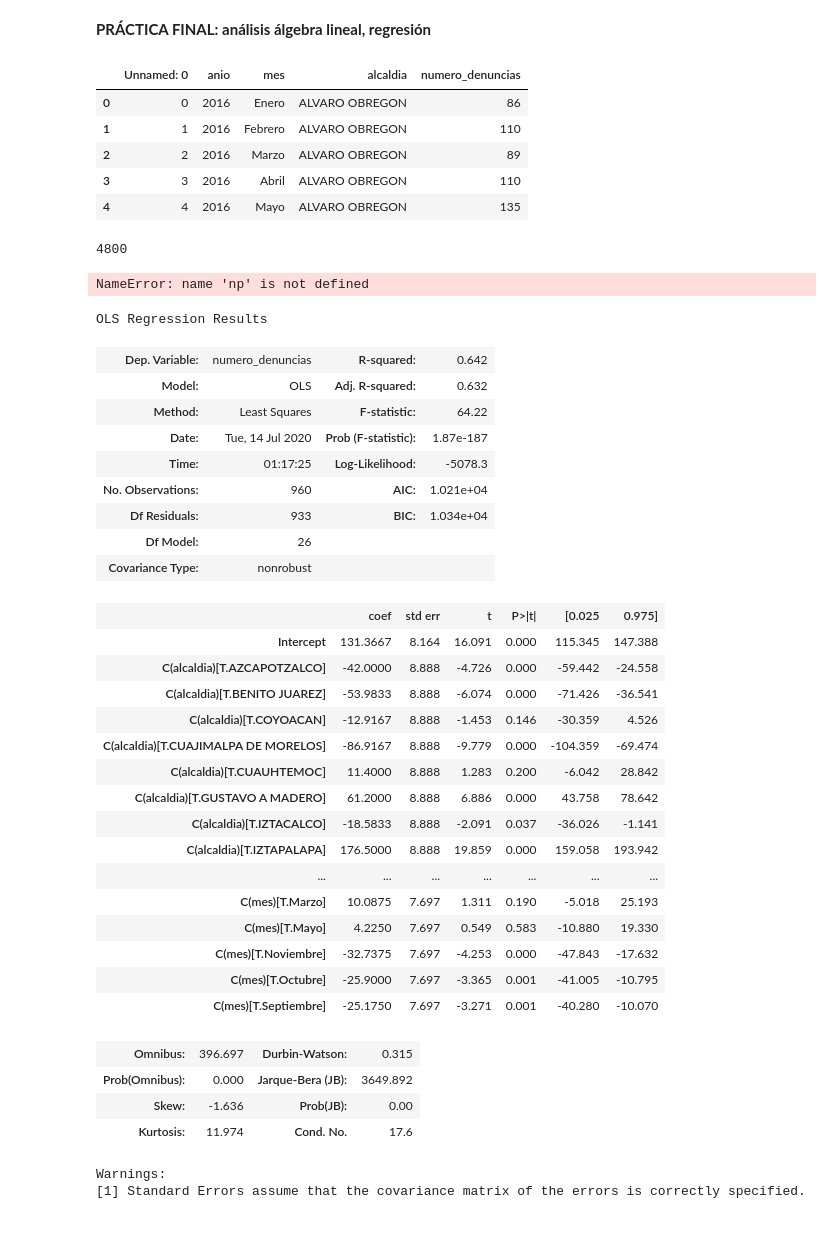
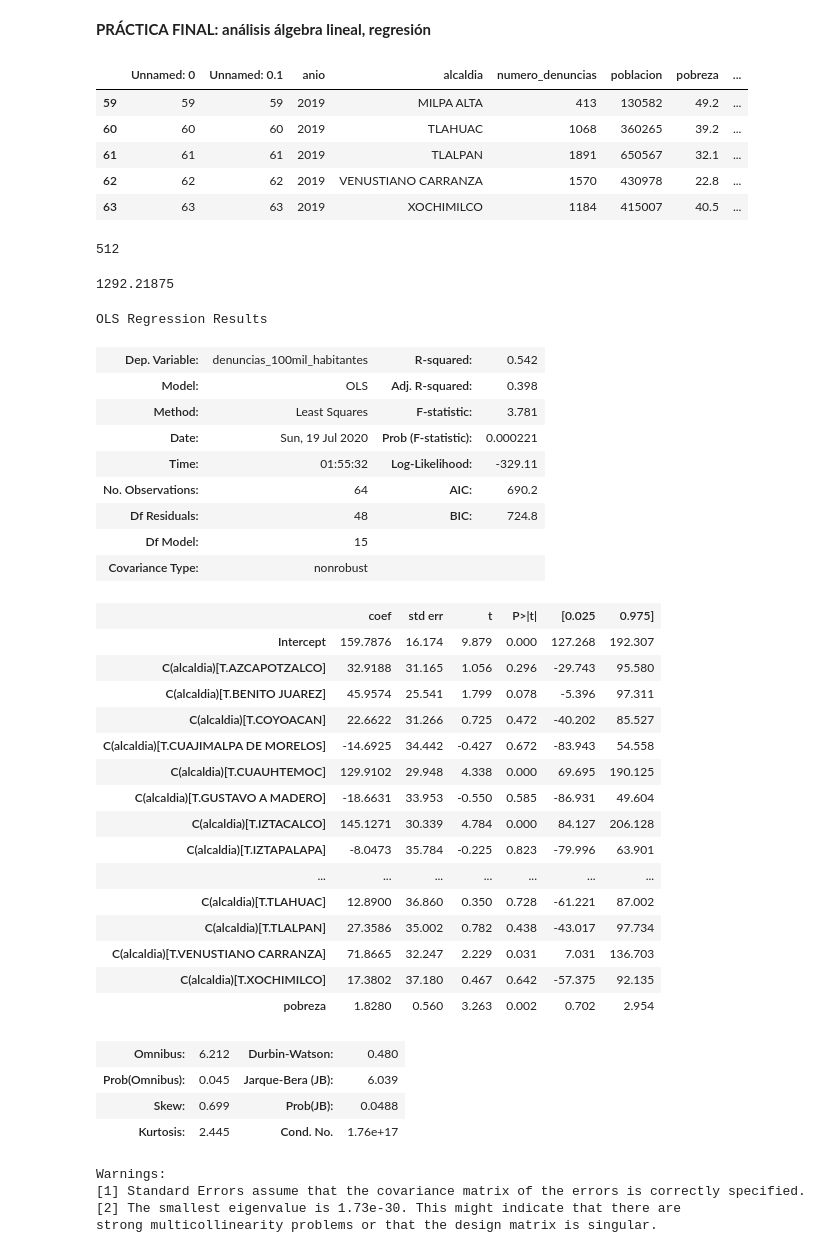
Before and after one commit to prope-2020-gh-classroom/practica-final-por-equipos-verano-2020-itam-patyua, a Jupyter notebook: ModelitoPFinal.ipynb, the cells around one changed output. Drawn from its saved outputs; the diff is of its cells as text; code cells hidden in the pictures.

Commit message:
actualizacion metrica variables + graficas

```diff
--- a/ModelitoPFinal.ipynb
+++ b/ModelitoPFinal.ipynb
@@ -7,22 +7,23 @@ import numpy as np
 from statsmodels.formula.api import ols
 import statsmodels.api as sm
 # %%
-data = pd.read_csv("/home/paty/Downloads/viol_numero_denuncias.csv")
+data = pd.read_csv("/home/paty/Documentos/Maestría/Prope/practica-final-por-equipos-verano-2020-itam-patyua-master/Bases_de_datos/denuncias_2016_2019_cada_100mil.csv")
 data.head()
+data.tail()
 # %% [output]
-|  | Unnamed: 0 | anio | mes | alcaldia | numero_denuncias |
-| 0 | 0 | 2016 | Enero | ALVARO OBREGON | 86 |
-| 1 | 1 | 2016 | Febrero | ALVARO OBREGON | 110 |
-| 2 | 2 | 2016 | Marzo | ALVARO OBREGON | 89 |
-| 3 | 3 | 2016 | Abril | ALVARO OBREGON | 110 |
-| 4 | 4 | 2016 | Mayo | ALVARO OBREGON | 135 |
+|  | Unnamed: 0 | Unnamed: 0.1 | anio | alcaldia | numero_denuncias | poblacion | pobreza | ... |
+| 59 | 59 | 59 | 2019 | MILPA ALTA | 413 | 130582 | 49.2 | ... |
+| 60 | 60 | 60 | 2019 | TLAHUAC | 1068 | 360265 | 39.2 | ... |
+| 61 | 61 | 61 | 2019 | TLALPAN | 1891 | 650567 | 32.1 | ... |
+| 62 | 62 | 62 | 2019 | VENUSTIANO CARRANZA | 1570 | 430978 | 22.8 | ... |
+| 63 | 63 | 63 | 2019 | XOCHIMILCO | 1184 | 415007 | 40.5 | ... |
 # %%
 n=np.size(data)
 n
 # %% [output]
-4800
+512
 # %%
 np.mean(data.numero_denuncias)
-#Hay un promedio de 97 denuncias por mes desde 2016 a la fecha
+#Hay un promedio de 1292 denuncias por mes y por alcaldía desde 2016 a la fecha
 # %% [output]
-NameError: name 'np' is not defined
+1292.21875
@@ -31,38 +30,40 @@ y = 1azcapo + 0bj + 0coyo + ....
 # %%
 #Hacemos un primer saque de OLS con statsmodel:
-fit = ols("numero_denuncias ~ C(alcaldia) + C(mes)", data=data).fit()
+fit = ols("denuncias_100mil_habitantes ~ C(alcaldia) + pobreza", data=data).fit()
 fit.summary()
 # %% [output]
 OLS Regression Results
-| Dep. Variable: | numero_denuncias | R-squared: | 0.642 |
-| Model: | OLS | Adj. R-squared: | 0.632 |
-| Method: | Least Squares | F-statistic: | 64.22 |
-| Date: | Tue, 14 Jul 2020 | Prob (F-statistic): | 1.87e-187 |
-| Time: | 01:17:25 | Log-Likelihood: | -5078.3 |
-| No. Observations: | 960 | AIC: | 1.021e+04 |
-| Df Residuals: | 933 | BIC: | 1.034e+04 |
-| Df Model: | 26 |  |  |
+| Dep. Variable: | denuncias_100mil_habitantes | R-squared: | 0.542 |
+| Model: | OLS | Adj. R-squared: | 0.398 |
+| Method: | Least Squares | F-statistic: | 3.781 |
+| Date: | Sun, 19 Jul 2020 | Prob (F-statistic): | 0.000221 |
+| Time: | 01:55:32 | Log-Likelihood: | -329.11 |
+| No. Observations: | 64 | AIC: | 690.2 |
+| Df Residuals: | 48 | BIC: | 724.8 |
+| Df Model: | 15 |  |  |
 | Covariance Type: | nonrobust |  |  |
 |  | coef | std err | t | P>|t| | [0.025 | 0.975] |
-| Intercept | 131.3667 | 8.164 | 16.091 | 0.000 | 115.345 | 147.388 |
-| C(alcaldia)[T.AZCAPOTZALCO] | -42.0000 | 8.888 | -4.726 | 0.000 | -59.442 | -24.558 |
-| C(alcaldia)[T.BENITO JUAREZ] | -53.9833 | 8.888 | -6.074 | 0.000 | -71.426 | -36.541 |
-| C(alcaldia)[T.COYOACAN] | -12.9167 | 8.888 | -1.453 | 0.146 | -30.359 | 4.526 |
-| C(alcaldia)[T.CUAJIMALPA DE MORELOS] | -86.9167 | 8.888 | -9.779 | 0.000 | -104.359 | -69.474 |
-| C(alcaldia)[T.CUAUHTEMOC] | 11.4000 | 8.888 | 1.283 | 0.200 | -6.042 | 28.842 |
-| C(alcaldia)[T.GUSTAVO A MADERO] | 61.2000 | 8.888 | 6.886 | 0.000 | 43.758 | 78.642 |
-| C(alcaldia)[T.IZTACALCO] | -18.5833 | 8.888 | -2.091 | 0.037 | -36.026 | -1.141 |
-| C(alcaldia)[T.IZTAPALAPA] | 176.5000 | 8.888 | 19.859 | 0.000 | 159.058 | 193.942 |
+| Intercept | 159.7876 | 16.174 | 9.879 | 0.000 | 127.268 | 192.307 |
+| C(alcaldia)[T.AZCAPOTZALCO] | 32.9188 | 31.165 | 1.056 | 0.296 | -29.743 | 95.580 |
+| C(alcaldia)[T.BENITO JUAREZ] | 45.9574 | 25.541 | 1.799 | 0.078 | -5.396 | 97.311 |
+| C(alcaldia)[T.COYOACAN] | 22.6622 | 31.266 | 0.725 | 0.472 | -40.202 | 85.527 |
+| C(alcaldia)[T.CUAJIMALPA DE MORELOS] | -14.6925 | 34.442 | -0.427 | 0.672 | -83.943 | 54.558 |
+| C(alcaldia)[T.CUAUHTEMOC] | 129.9102 | 29.948 | 4.338 | 0.000 | 69.695 | 190.125 |
+| C(alcaldia)[T.GUSTAVO A MADERO] | -18.6631 | 33.953 | -0.550 | 0.585 | -86.931 | 49.604 |
+| C(alcaldia)[T.IZTACALCO] | 145.1271 | 30.339 | 4.784 | 0.000 | 84.127 | 206.128 |
+| C(alcaldia)[T.IZTAPALAPA] | -8.0473 | 35.784 | -0.225 | 0.823 | -79.996 | 63.901 |
 | ... | ... | ... | ... | ... | ... | ... |
-| C(mes)[T.Marzo] | 10.0875 | 7.697 | 1.311 | 0.190 | -5.018 | 25.193 |
-| C(mes)[T.Mayo] | 4.2250 | 7.697 | 0.549 | 0.583 | -10.880 | 19.330 |
-| C(mes)[T.Noviembre] | -32.7375 | 7.697 | -4.253 | 0.000 | -47.843 | -17.632 |
-| C(mes)[T.Octubre] | -25.9000 | 7.697 | -3.365 | 0.001 | -41.005 | -10.795 |
-| C(mes)[T.Septiembre] | -25.1750 | 7.697 | -3.271 | 0.001 | -40.280 | -10.070 |
+| C(alcaldia)[T.TLAHUAC] | 12.8900 | 36.860 | 0.350 | 0.728 | -61.221 | 87.002 |
+| C(alcaldia)[T.TLALPAN] | 27.3586 | 35.002 | 0.782 | 0.438 | -43.017 | 97.734 |
+| C(alcaldia)[T.VENUSTIANO CARRANZA] | 71.8665 | 32.247 | 2.229 | 0.031 | 7.031 | 136.703 |
+| C(alcaldia)[T.XOCHIMILCO] | 17.3802 | 37.180 | 0.467 | 0.642 | -57.375 | 92.135 |
+| pobreza | 1.8280 | 0.560 | 3.263 | 0.002 | 0.702 | 2.954 |
-| Omnibus: | 396.697 | Durbin-Watson: | 0.315 |
-| Prob(Omnibus): | 0.000 | Jarque-Bera (JB): | 3649.892 |
-| Skew: | -1.636 | Prob(JB): | 0.00 |
-| Kurtosis: | 11.974 | Cond. No. | 17.6 |
+| Omnibus: | 6.212 | Durbin-Watson: | 0.480 |
+| Prob(Omnibus): | 0.045 | Jarque-Bera (JB): | 6.039 |
+| Skew: | 0.699 | Prob(JB): | 0.0488 |
+| Kurtosis: | 2.445 | Cond. No. | 1.76e+17 |
 Warnings:
 [1] Standard Errors assume that the covariance matrix of the errors is correctly specified.
+[2] The smallest eigenvalue is 1.73e-30. This might indicate that there are
+strong multicollinearity problems or that the design matrix is singular.
 # %%
```
Also changed, not shown: parts of 6 cells of this notebook.
